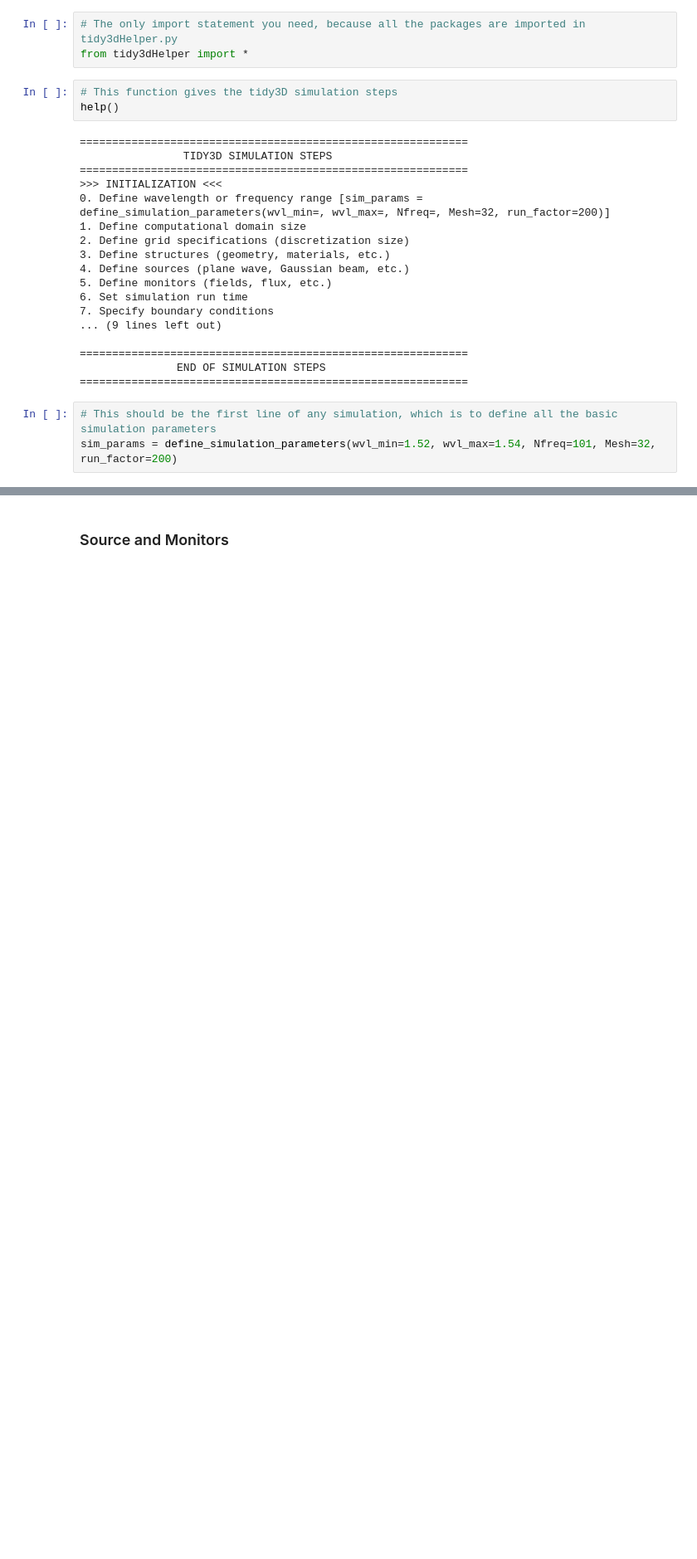
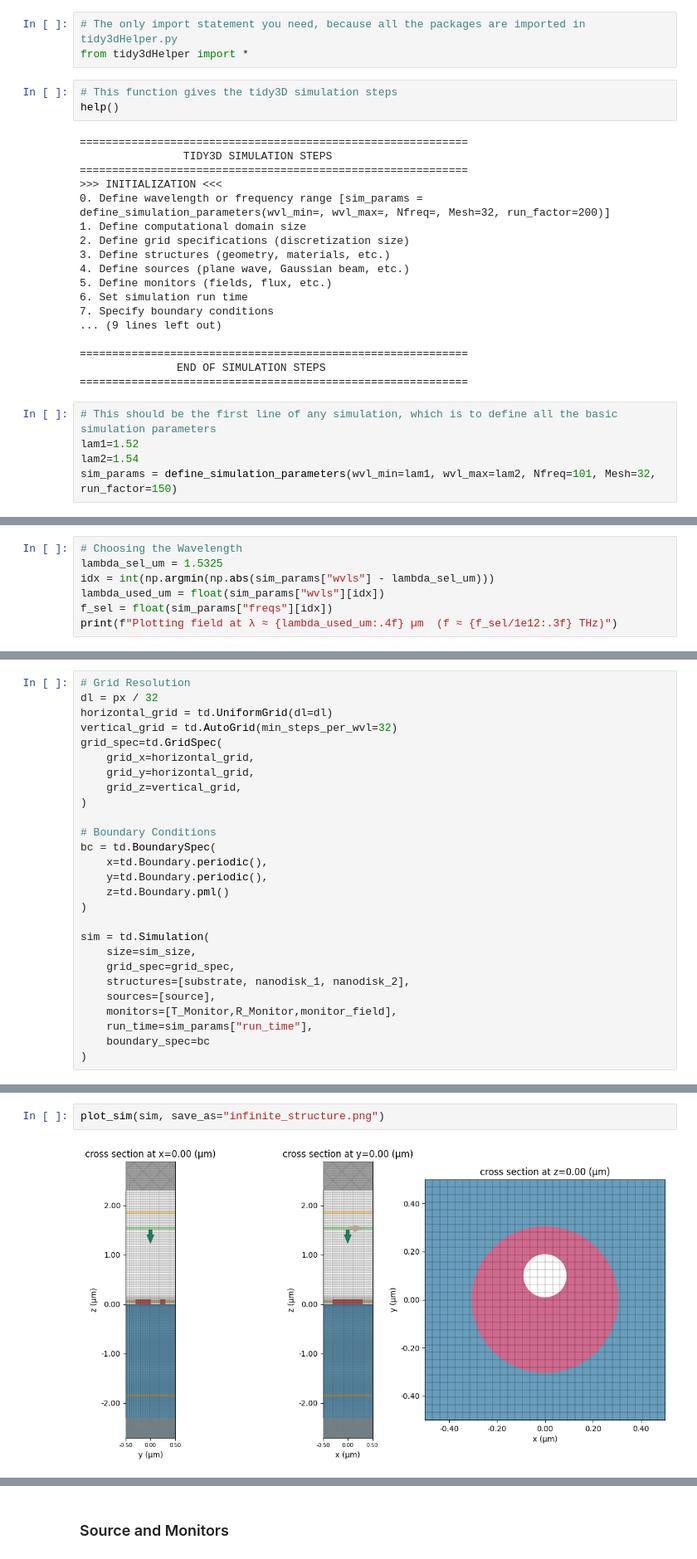
Before and after one commit to yankunm/NLO, a Jupyter notebook: revised.ipynb, the cells around one changed output, grey strips where cells are left out. Shown: that part at 83% size. Cells and saved outputs as stored; diff of their text form; blank space fills up the shorter version.

Commit message:
infinite_structure_done

```diff
--- a/revised.ipynb
+++ b/revised.ipynb
@@ -26,7 +28,9 @@ help()
 ============================================================
 # %%
 # This should be the first line of any simulation, which is to define all the basic simulation parameters
-sim_params = define_simulation_parameters(wvl_min=1.52, wvl_max=1.54, Nfreq=101, Mesh=32, run_factor=200)
+lam1=1.52
+lam2=1.54
+sim_params = define_simulation_parameters(wvl_min=lam1, wvl_max=lam2, Nfreq=101, Mesh=32, run_factor=150)
 # %% [output]
 ============================================================
                      BASIC SIMULATION SETUP
@@ -183,0 +154,7 @@ for i in range(Nx):
+# %%
+# Choosing the Wavelength
+lambda_sel_um = 1.5325
+idx = int(np.argmin(np.abs(sim_params["wvls"] - lambda_sel_um)))
+lambda_used_um = float(sim_params["wvls"][idx])
+f_sel = float(sim_params["freqs"][idx])
+print(f"Plotting field at λ ≈ {lambda_used_um:.4f} µm  (f ≈ {f_sel/1e12:.3f} THz)")
@@ -183,0 +191,27 @@ for i in range(Nx):
+# %%
+# Grid Resolution
+dl = px / 32
+horizontal_grid = td.UniformGrid(dl=dl)
+vertical_grid = td.AutoGrid(min_steps_per_wvl=32)
+grid_spec=td.GridSpec(
+    grid_x=horizontal_grid,
+    grid_y=horizontal_grid,
+    grid_z=vertical_grid,
+)
+
+# Boundary Conditions
+bc = td.BoundarySpec(
+    x=td.Boundary.periodic(),
+    y=td.Boundary.periodic(),
+    z=td.Boundary.pml()
+)
+
+sim = td.Simulation(
+    size=sim_size,
+    grid_spec=grid_spec,
+    structures=[substrate, nanodisk_1, nanodisk_2],
+    sources=[source],
+    monitors=[T_Monitor,R_Monitor,monitor_field],
+    run_time=sim_params["run_time"],
+    boundary_spec=bc
+)
@@ -183,0 +222,4 @@ for i in range(Nx):
+# %%
+plot_sim(sim, save_as="infinite_structure.png")
+# %% [output]
+[figure, added]
```
Also changed, not shown: parts of 35 cells of this notebook, 4 other files.
